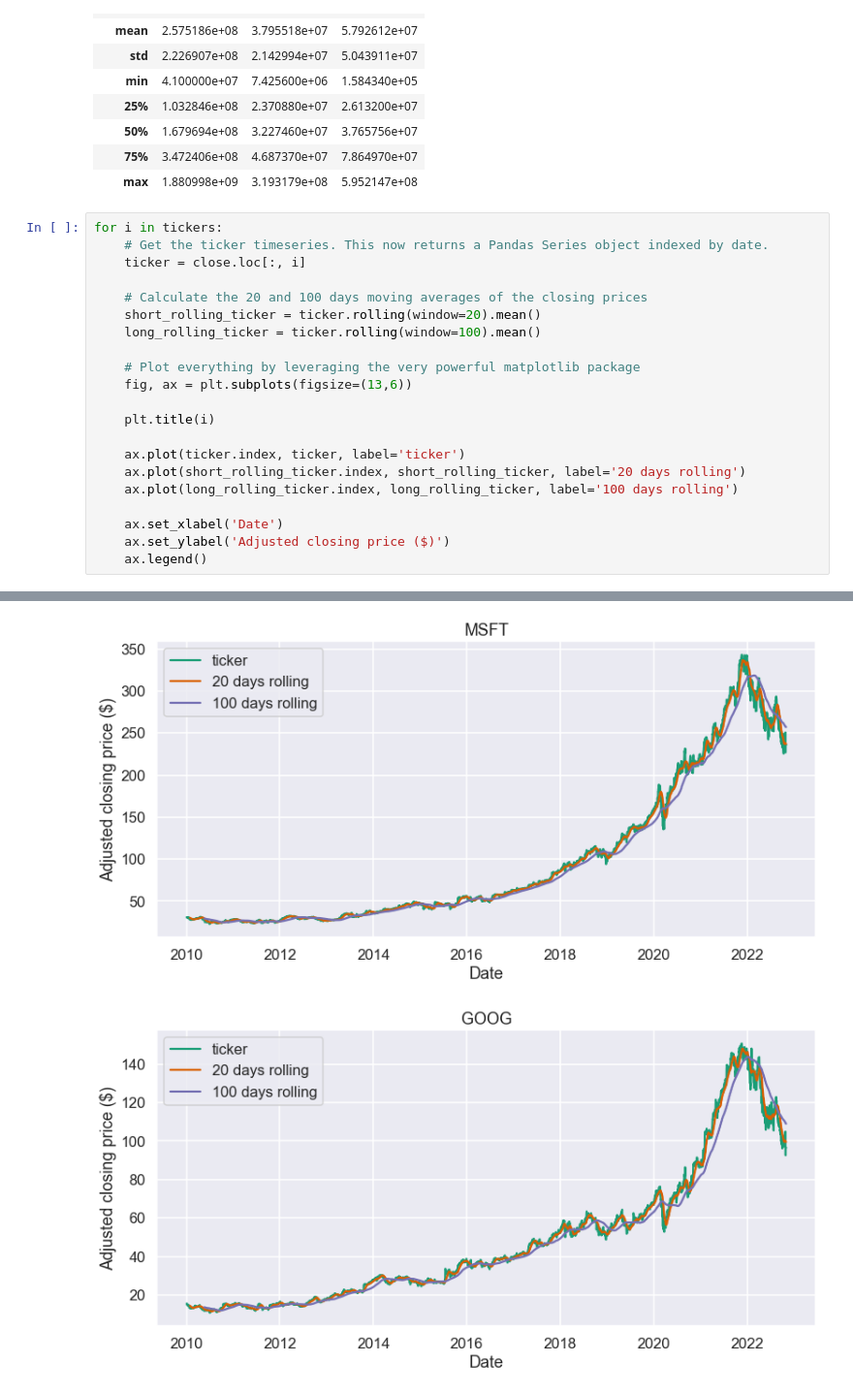
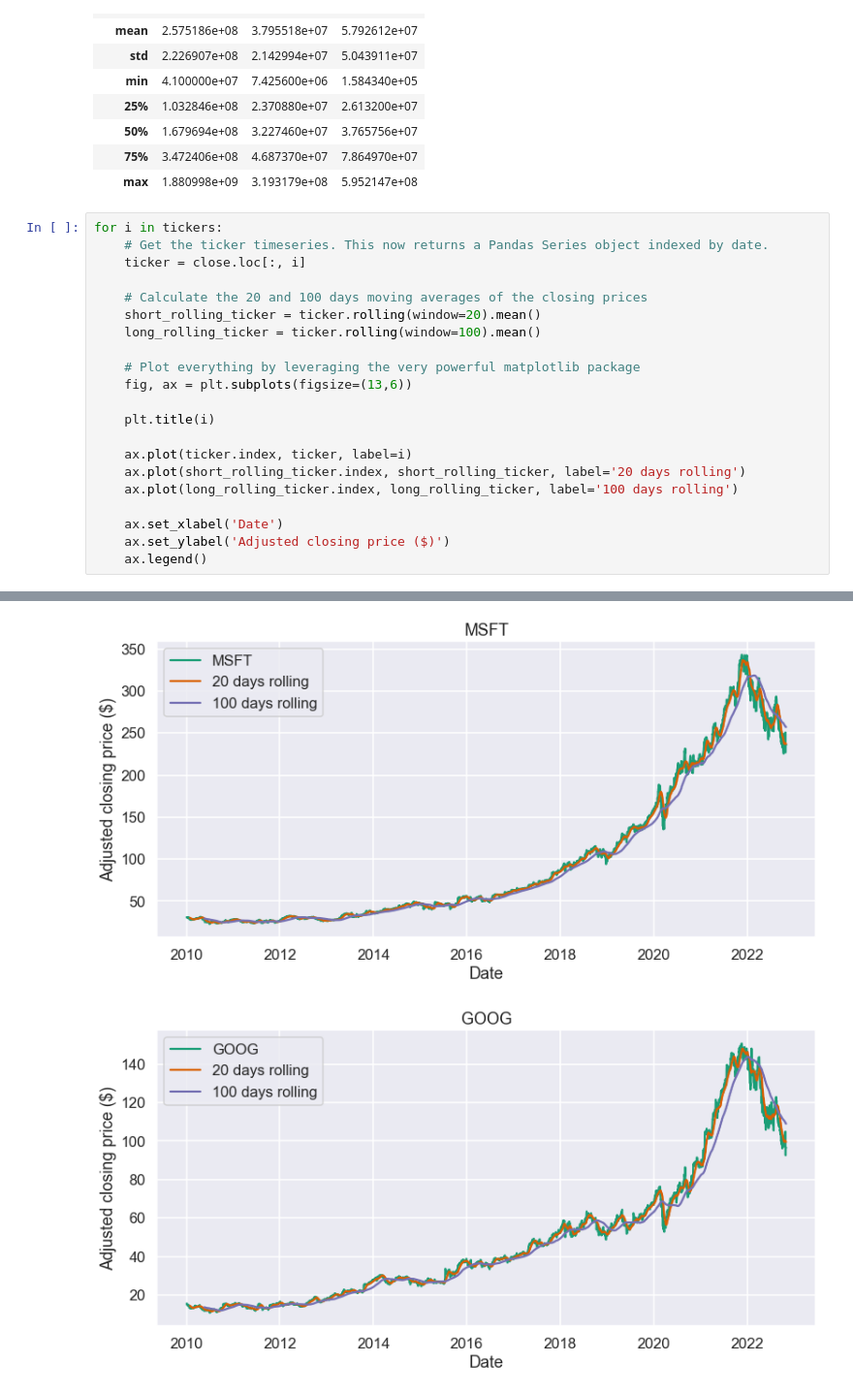
Before and after one commit to Jesus-Almansa/Final_Project_DA, a Jupyter notebook: project.ipynb, the cells around one changed output, grey strips where cells are left out. Shown at 97% size. Cells and saved outputs as stored; diff of their text form.

```diff
--- a/project.ipynb
+++ b/project.ipynb
@@ -121,28 +121,28 @@ volume.describe()
 # %%
 for i in tickers:
     # Get the ticker timeseries. This now returns a Pandas Series object indexed by date.
     ticker = close.loc[:, i]
 
     # Calculate the 20 and 100 days moving averages of the closing prices
     short_rolling_ticker = ticker.rolling(window=20).mean()
     long_rolling_ticker = ticker.rolling(window=100).mean()
 
     # Plot everything by leveraging the very powerful matplotlib package
     fig, ax = plt.subplots(figsize=(13,6))
 
     plt.title(i)
 
-    ax.plot(ticker.index, ticker, label='ticker')
+    ax.plot(ticker.index, ticker, label=i)
     ax.plot(short_rolling_ticker.index, short_rolling_ticker, label='20 days rolling')
     ax.plot(long_rolling_ticker.index, long_rolling_ticker, label='100 days rolling')
 
     ax.set_xlabel('Date')
     ax.set_ylabel('Adjusted closing price ($)')
     ax.legend()
 # %% [output]
 [figure]
 [figure]
-[figure, old version]
+[figure, new version]
 # %%
 for i in tickers:
     # Get the ticker timeseries. This now returns a Pandas Series object indexed by date.
```
Also changed, not shown: parts of 2 cells of this notebook.
